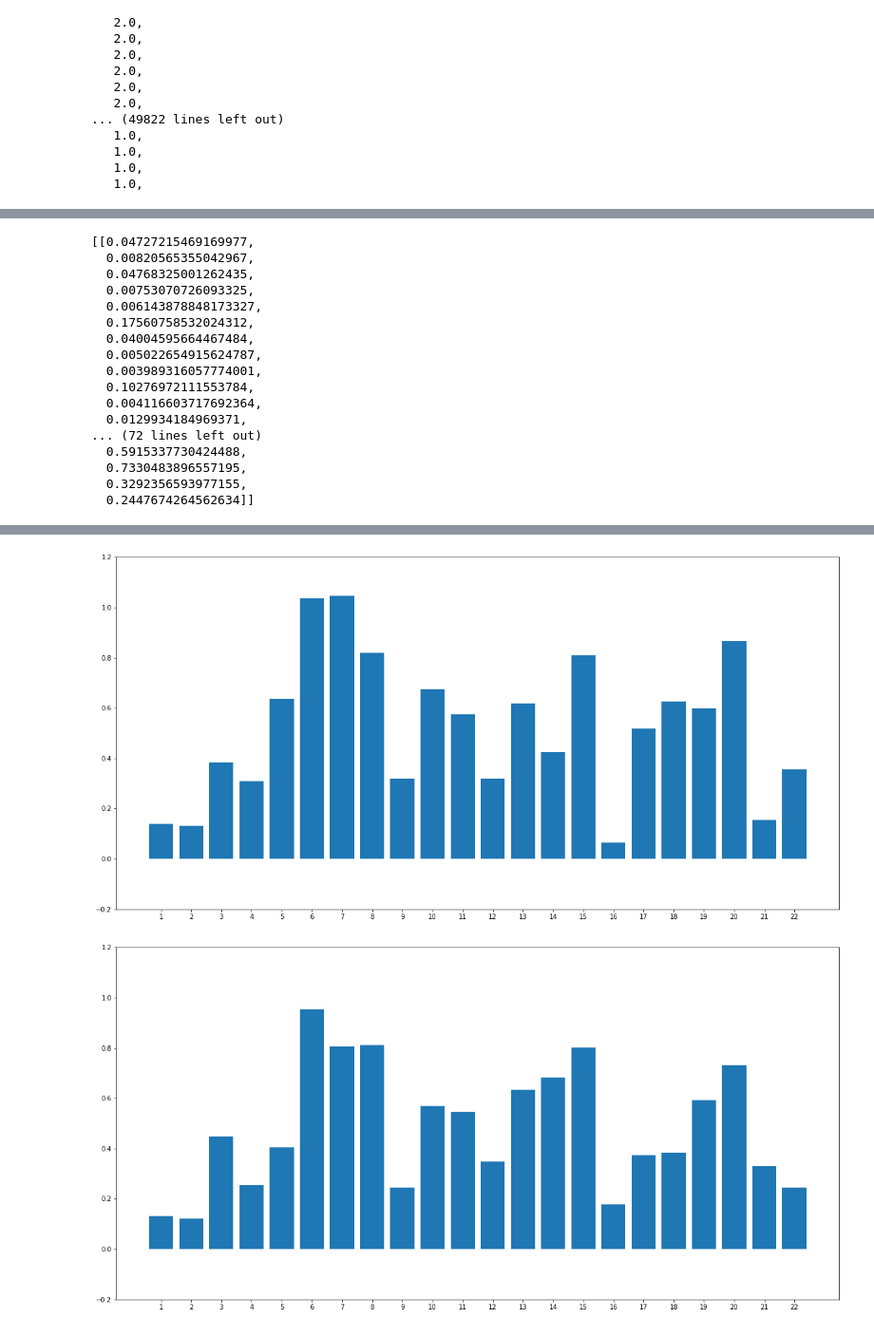
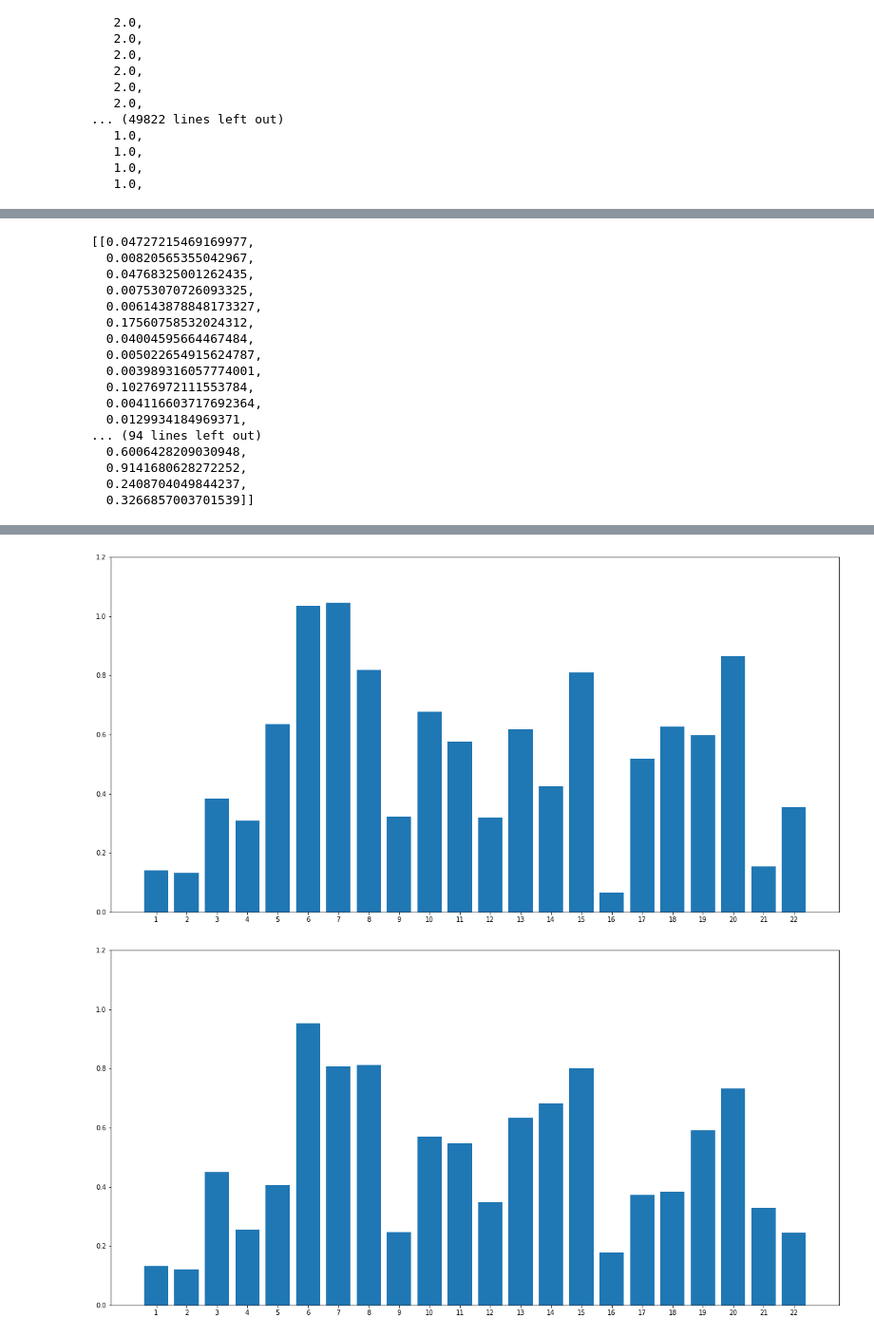
Before and after one commit to martinbudinsky3/BP-tumor-classifier, a Jupyter notebook: main.ipynb, the cells around one changed output, grey strips where cells are left out. Shown at 95% size. Drawn from its saved outputs; the diff is of its cells as text; code cells hidden in the pictures.

Commit message:
processing p6.Rec7 data, visualisation of cnv rates

```diff
--- a/main.ipynb
+++ b/main.ipynb
@@ -16 +17,5 @@ from chromosome_data_processor import *
 from lengths_data_processor import *
+# %%
+data = pd.read_csv('datasets/P6.Inform/I062.033.WGS.Tumor_events.txt', sep='\t', header=None)
+
+data
@@ -280,10 +298,16 @@ def read_tumors(directory_path):
          if filename.endswith(".txt"):
             relative_path = os.path.join(directory_path, filename)
             data = pd.read_csv(relative_path, sep='\t', comment='#')
-            data = process_chromosome_data(data)
+            data = process_tumor_data(data)
 
             tumors.append(data)
 
+    filename = os.listdir(directory_path)[-1]
+    relative_path = os.path.join(directory_path, filename)
+    data = pd.read_csv(relative_path, sep='\t', header=None)
+    data = process_tumor_data_2(data)
+    tumors.append(data)
+
     return tumors
 # %%
 tumors = read_tumors('datasets\P6.Inform')
@@ -311,7 +335,7 @@ tumors
 def split_tumors_to_bins(tumors):
     tumors_bins = []
     for tumor in tumors:
-        tumor_bins = split_chromosomes_to_bins(tumor)
+        tumor_bins = split_genome_to_bins(tumor)
         tumors_bins.append(tumor_bins)
 
     return tumors_bins
@@ -396,4 +420,4 @@ tumors_areas
 # %%
 for tumor_areas in tumors_areas:
-    visualize_areas_bar(tumor_areas)
+    visualize_areas_bar(tumor_areas, ylim=[0, 6700])
 # %% [output]
@@ -426,12 +451,12 @@ tumors_relative_areas
   0.10276972111553784,
   0.004116603717692364,
   0.0129934184969371,
-... (72 lines left out)
-  0.5915337730424488,
-  0.7330483896557195,
-  0.3292356593977155,
-  0.2447674264562634]]
+... (94 lines left out)
+  0.6006428209030948,
+  0.9141680628272252,
+  0.2408704049844237,
+  0.3266857003701539]]
 # %%
 for tumor_relative_areas in tumors_relative_areas:
-    visualize_areas_bar(tumor_relative_areas, [-0.2, 1.2])
+    visualize_areas_bar(tumor_relative_areas, [0, 1.2])
 # %% [output]
@@ -440,2 +465,2 @@ for tumor_relative_areas in tumors_relative_areas:
-[figure, old version]
+[figure, new version]
-[figure, old version]
+[figure, new version]
```
Also changed, not shown: parts of 13 cells of this notebook, 2 other files.
